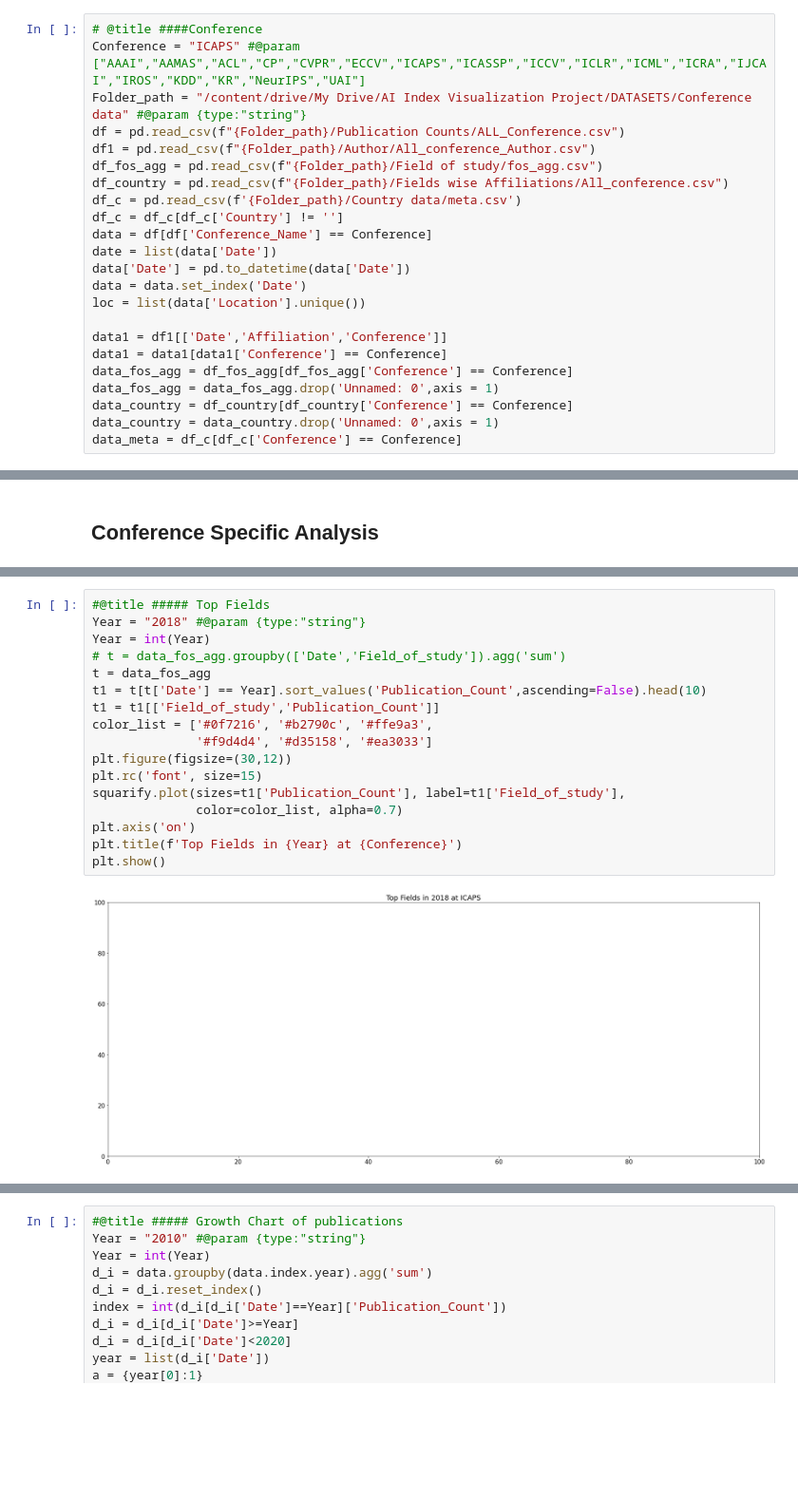
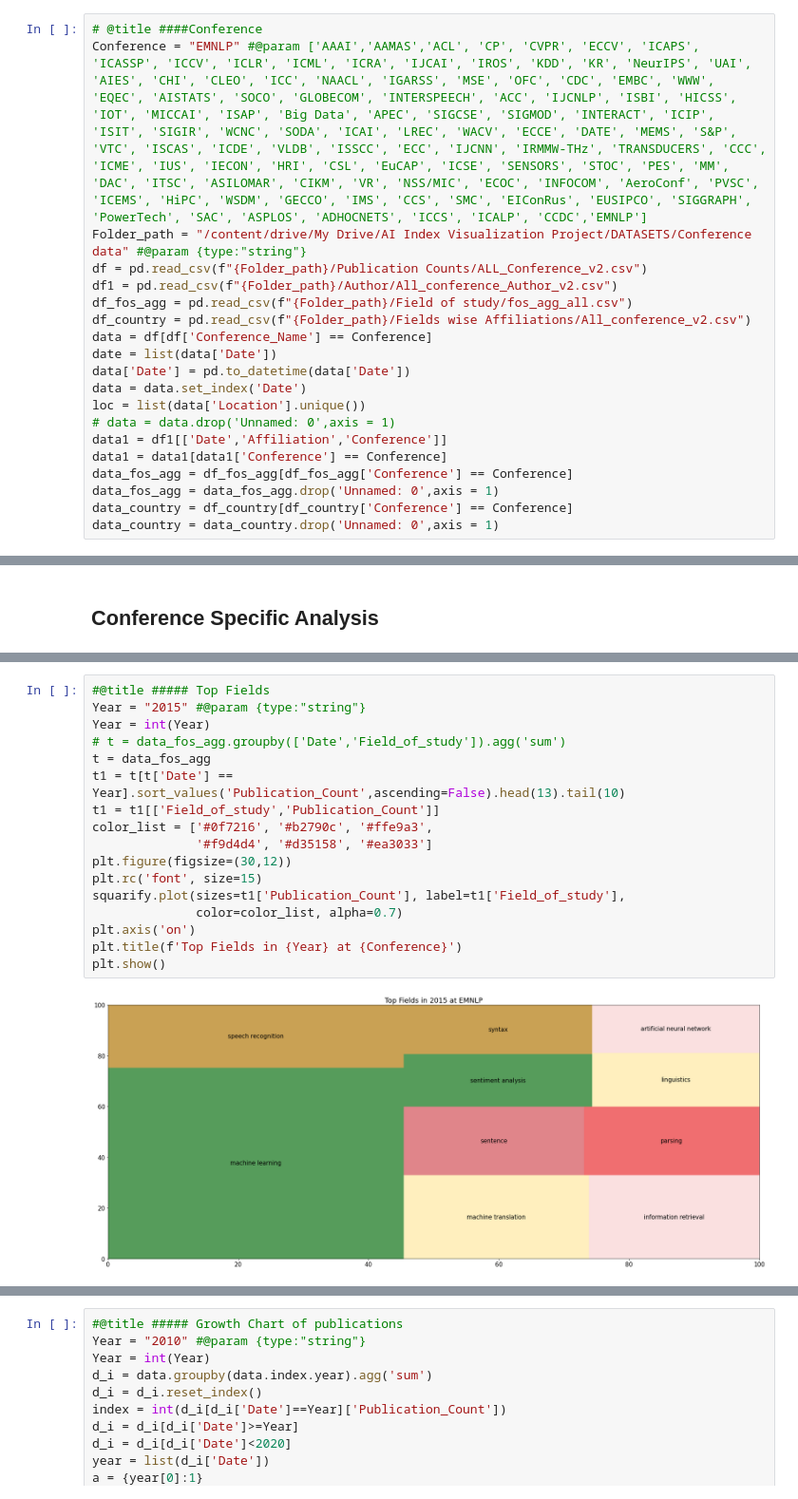
Before and after one commit to ai-index-hai-stanford/AI-Index-2020, a Jupyter notebook: VISUALIZATION/Conference/Conference.ipynb, the cells around one changed output, grey strips where cells are left out. Shown: that part at 95% size. Saved outputs shown, nothing was run; the diff lists cells and outputs as text; blank space fills up the shorter version.

Commit message:
Added new conferences

```diff
--- a/VISUALIZATION/Conference/Conference.ipynb
+++ b/VISUALIZATION/Conference/Conference.ipynb
@@ -23,26 +30,23 @@ Requirement already satisfied: squarify in /usr/local/lib/python3.6/dist-package
 # %%
 # @title ####Conference
-Conference = "ICAPS" #@param ["AAAI","AAMAS","ACL","CP","CVPR","ECCV","ICAPS","ICASSP","ICCV","ICLR","ICML","ICRA","IJCAI","IROS","KDD","KR","NeurIPS","UAI"]
+Conference = "EMNLP" #@param ['AAAI','AAMAS','ACL', 'CP', 'CVPR', 'ECCV', 'ICAPS', 'ICASSP', 'ICCV', 'ICLR', 'ICML', 'ICRA', 'IJCAI', 'IROS', 'KDD', 'KR', 'NeurIPS', 'UAI', 'AIES', 'CHI', 'CLEO', 'ICC', 'NAACL', 'IGARSS', 'MSE', 'OFC', 'CDC', 'EMBC', 'WWW', 'EQEC', 'AISTATS', 'SOCO', 'GLOBECOM', 'INTERSPEECH', 'ACC', 'IJCNLP', 'ISBI', 'HICSS', 'IOT', 'MICCAI', 'ISAP', 'Big Data', 'APEC', 'SIGCSE', 'SIGMOD', 'INTERACT', 'ICIP', 'ISIT', 'SIGIR', 'WCNC', 'SODA', 'ICAI', 'LREC', 'WACV', 'ECCE', 'DATE', 'MEMS', 'S&P', 'VTC', 'ISCAS', 'ICDE', 'VLDB', 'ISSCC', 'ECC', 'IJCNN', 'IRMMW-THz', 'TRANSDUCERS', 'CCC', 'ICME', 'IUS', 'IECON', 'HRI', 'CSL', 'EuCAP', 'ICSE', 'SENSORS', 'STOC', 'PES', 'MM', 'DAC', 'ITSC', 'ASILOMAR', 'CIKM', 'VR', 'NSS/MIC', 'ECOC', 'INFOCOM', 'AeroConf', 'PVSC', 'ICEMS', 'HiPC', 'WSDM', 'GECCO', 'IMS', 'CCS', 'SMC', 'EIConRus', 'EUSIPCO', 'SIGGRAPH', 'PowerTech', 'SAC', 'ASPLOS', 'ADHOCNETS', 'ICCS', 'ICALP', 'CCDC','EMNLP']
 Folder_path = "/content/drive/My Drive/AI Index Visualization Project/DATASETS/Conference data" #@param {type:"string"}
-df = pd.read_csv(f"{Folder_path}/Publication Counts/ALL_Conference.csv")
-df1 = pd.read_csv(f"{Folder_path}/Author/All_conference_Author.csv")
-df_fos_agg = pd.read_csv(f"{Folder_path}/Field of study/fos_agg.csv")
-df_country = pd.read_csv(f"{Folder_path}/Fields wise Affiliations/All_conference.csv")
-df_c = pd.read_csv(f'{Folder_path}/Country data/meta.csv')
-df_c = df_c[df_c['Country'] != '']
+df = pd.read_csv(f"{Folder_path}/Publication Counts/ALL_Conference_v2.csv")
+df1 = pd.read_csv(f"{Folder_path}/Author/All_conference_Author_v2.csv")
+df_fos_agg = pd.read_csv(f"{Folder_path}/Field of study/fos_agg_all.csv")
+df_country = pd.read_csv(f"{Folder_path}/Fields wise Affiliations/All_conference_v2.csv")
 data = df[df['Conference_Name'] == Conference]
 date = list(data['Date'])
 data['Date'] = pd.to_datetime(data['Date'])
 data = data.set_index('Date')
 loc = list(data['Location'].unique())
-
+# data = data.drop('Unnamed: 0',axis = 1)
 data1 = df1[['Date','Affiliation','Conference']]
 data1 = data1[data1['Conference'] == Conference]
 data_fos_agg = df_fos_agg[df_fos_agg['Conference'] == Conference]
 data_fos_agg = data_fos_agg.drop('Unnamed: 0',axis = 1)
 data_country = df_country[df_country['Conference'] == Conference]
 data_country = data_country.drop('Unnamed: 0',axis = 1)
-data_meta = df_c[df_c['Conference'] == Conference]
 # %% [output]
 A value is trying to be set on a copy of a slice from a DataFrame.
 Try using .loc[row_indexer,col_indexer] = value instead
@@ -280,23 +285,23 @@ fig.show()
 [interactive output not drawn]
 # %%
 #@title ##### Top Fields
-Year = "2018" #@param {type:"string"}
+Year = "2015" #@param {type:"string"}
 Year = int(Year)
 # t = data_fos_agg.groupby(['Date','Field_of_study']).agg('sum')
 t = data_fos_agg
-t1 = t[t['Date'] == Year].sort_values('Publication_Count',ascending=False).head(10)
+t1 = t[t['Date'] == Year].sort_values('Publication_Count',ascending=False).head(13).tail(10)
 t1 = t1[['Field_of_study','Publication_Count']]
 color_list = ['#0f7216', '#b2790c', '#ffe9a3',
               '#f9d4d4', '#d35158', '#ea3033']
 plt.figure(figsize=(30,12))
 plt.rc('font', size=15)
 squarify.plot(sizes=t1['Publication_Count'], label=t1['Field_of_study'],
               color=color_list, alpha=0.7)
 plt.axis('on')
 plt.title(f'Top Fields in {Year} at {Conference}')
 plt.show()
 # %% [output]
-[figure, old version]
+[figure, new version]
 # %%
 #@title ##### Top 10 Affiliations
 
```
Also changed, not shown: parts of 9 cells of this notebook.
